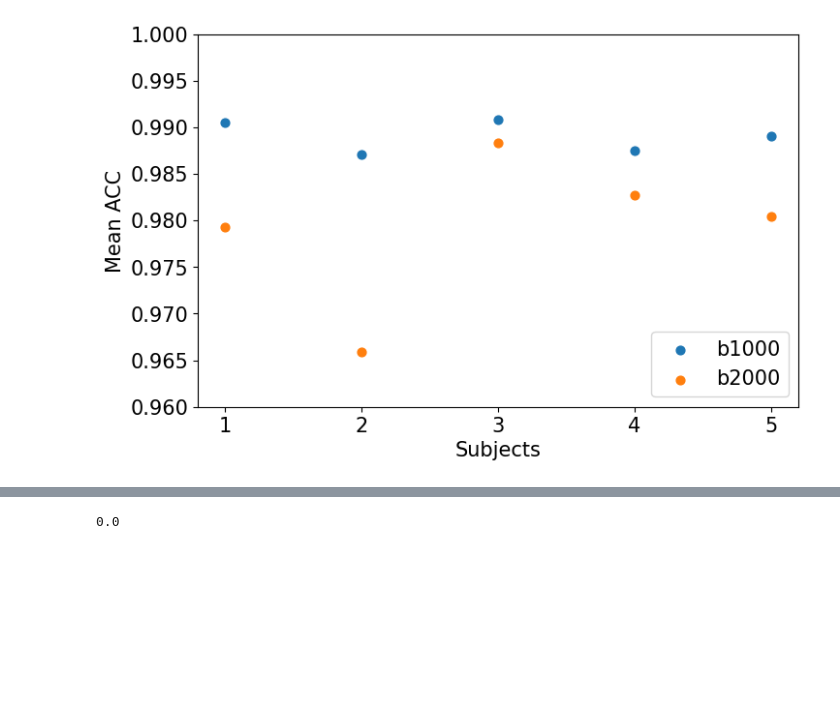
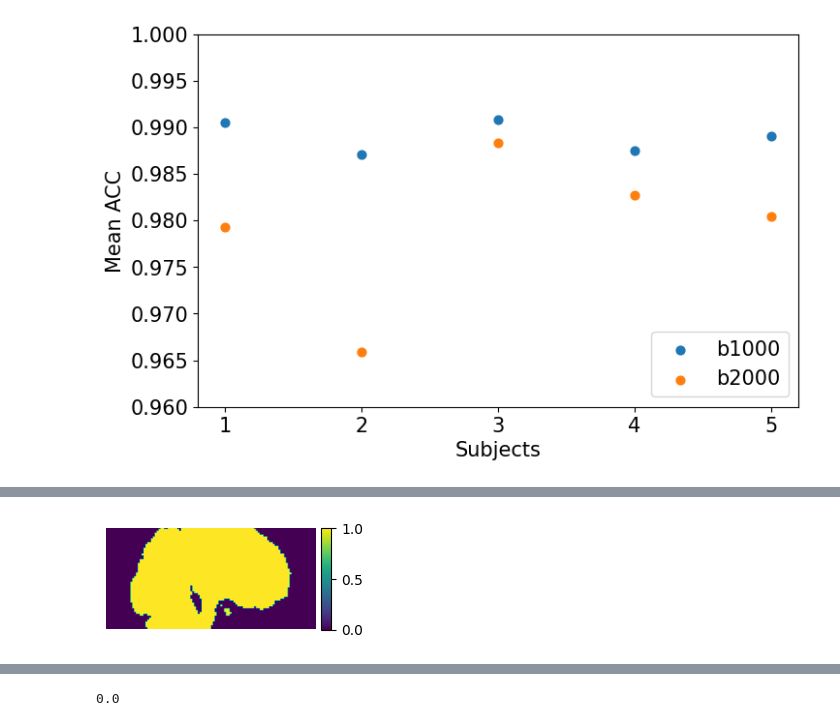
Before and after one commit to MASILab/gradtensor, a Jupyter notebook: src/sh_val_plot1.ipynb, the cells around one changed output, grey strips where cells are left out. Cells and saved outputs as stored; diff of their text form; code cells hidden in the pictures; blank space fills up the shorter version.

```diff
--- a/src/sh_val_plot1.ipynb
+++ b/src/sh_val_plot1.ipynb
@@ -358,0 +414,18 @@ RMSE
+# %%
+slice_idx = 60
+
+slice = mask[slice_idx, :,:]
+slice = np.flip(np.rot90(slice,3))
+slice = np.nan_to_num(slice)
+plt.subplot(1,2,2)
+plt.axis('off')
+cmap = plt.get_cmap('viridis')
+m = 0
+M = 1
+im = plt.imshow(np.abs(slice), vmin=m, vmax=M, cmap=cmap)
+#im = plt.imshow(np.abs(slice),cmap=cmap)
+divider = make_axes_locatable(plt.gca())
+ax = divider.append_axes("right", size="5%", pad=0.05)
+a = plt.colorbar(im, cax=ax)
+# %% [output]
+[figure, added]
```
Also changed, not shown: parts of 44 cells of this notebook, 1 other file.
